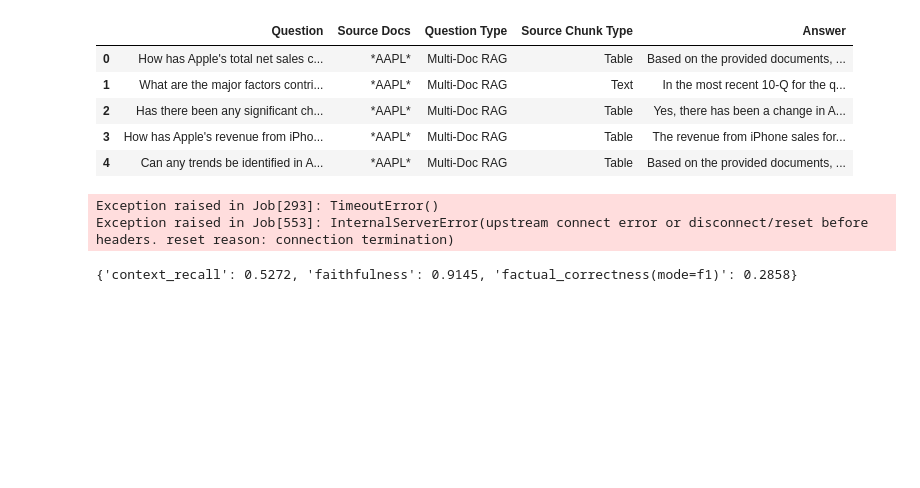
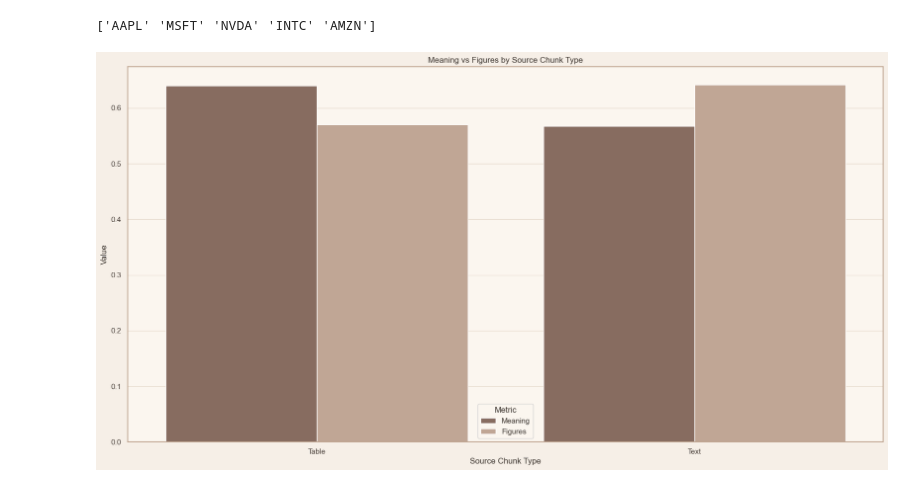
Before and after one commit to sixamsunriseee/rag-form10q, a Jupyter notebook: notebooks/system_analysis.ipynb, the cells around one changed output. Saved outputs shown, nothing was run; the diff lists cells and outputs as text; code cells hidden in the pictures; blank space fills up the shorter version.

Commit message:
added results and plots

```diff
--- a/notebooks/system_analysis.ipynb
+++ b/notebooks/system_analysis.ipynb
@@ -21,2 +43,3 @@ from config import OPENAI_KEY, DENSE_CONN_STRING
 # %%
-df_ideal = pd.read_csv('../data/ideal_answers.csv')
+df = pd.read_csv('../data/system_answers/verdicts.csv')
+df.head()
@@ -23,9 +52,0 @@ df_ideal = pd.read_csv('../data/ideal_answers.csv')
-# %%
-df_ideal.head()
-# %% [output]
-|  | Question | Source Docs | Question Type | Source Chunk Type | Answer |
-| 0 | How has Apple's total net sales c... | *AAPL* | Multi-Doc RAG | Table | Based on the provided documents, ... |
-| 1 | What are the major factors contri... | *AAPL* | Multi-Doc RAG | Text | In the most recent 10-Q for the q... |
-| 2 | Has there been any significant ch... | *AAPL* | Multi-Doc RAG | Table | Yes, there has been a change in A... |
-| 3 | How has Apple's revenue from iPho... | *AAPL* | Multi-Doc RAG | Table | The revenue from iPhone sales for... |
-| 4 | Can any trends be identified in A... | *AAPL* | Multi-Doc RAG | Table | Based on the provided documents, ... |
@@ -98,10 +53,8 @@ with open(f'../data/system_answers/1024-txt-minilm-dense-gpt-4.1-mini.json', 'w'
-# %%
-result = evaluate(
-    dataset=EvaluationDataset.from_list(dataset),
-    metrics=[LLMContextRecall(), Faithfulness(), FactualCorrectness()],
-    llm=LangchainLLMWrapper(ChatOpenAI(api_key=OPENAI_KEY, model='gpt-4o-mini', temperature=0))
-)
-# %% [output]
-Exception raised in Job[293]: TimeoutError()
-Exception raised in Job[553]: InternalServerError(upstream connect error or disconnect/reset before headers. reset reason: connection termination)
-{'context_recall': 0.5272, 'faithfulness': 0.9145, 'factual_correctness(mode=f1)': 0.2858}
+# %%
+df['Company'] = df['Source Docs'].apply(
+    func=lambda x: x[1:-1].split()[-1]
+)
+
+print(df['Company'].unique())
+# %% [output]
+['AAPL' 'MSFT' 'NVDA' 'INTC' 'AMZN']
@@ -107,0 +77,34 @@ Exception raised in Job[553]: InternalServerError(upstream connect error or disc
+# %%
+def gen_grouped_bar_plot(column: str):
+    agg_df = (
+        df.groupby(column, as_index=False)[["Meaning", "Figures"]]
+        .mean()
+    )
+
+    long_df = agg_df.melt(
+        id_vars=column,
+        value_vars=["Meaning", "Figures"],
+        var_name="Metric",
+        value_name="Value",
+    )
+    plt.figure(figsize=(20, 10))
+
+    ax = sns.barplot(
+        data=long_df,
+        x=column,
+        y="Value",
+        hue="Metric",
+        hue_order=["Meaning", "Figures"],
+        errorbar=None,
+    )
+
+    ax.set_title(f"Meaning vs Figures by {column}")
+    ax.set_xlabel(column)
+    ax.set_ylabel("Value")
+    plt.legend(title="Metric")
+
+    plt.show()
+# %%
+gen_grouped_bar_plot('Source Chunk Type')
+# %% [output]
+[figure, added]
```
Also changed, not shown: parts of 11 cells of this notebook.
